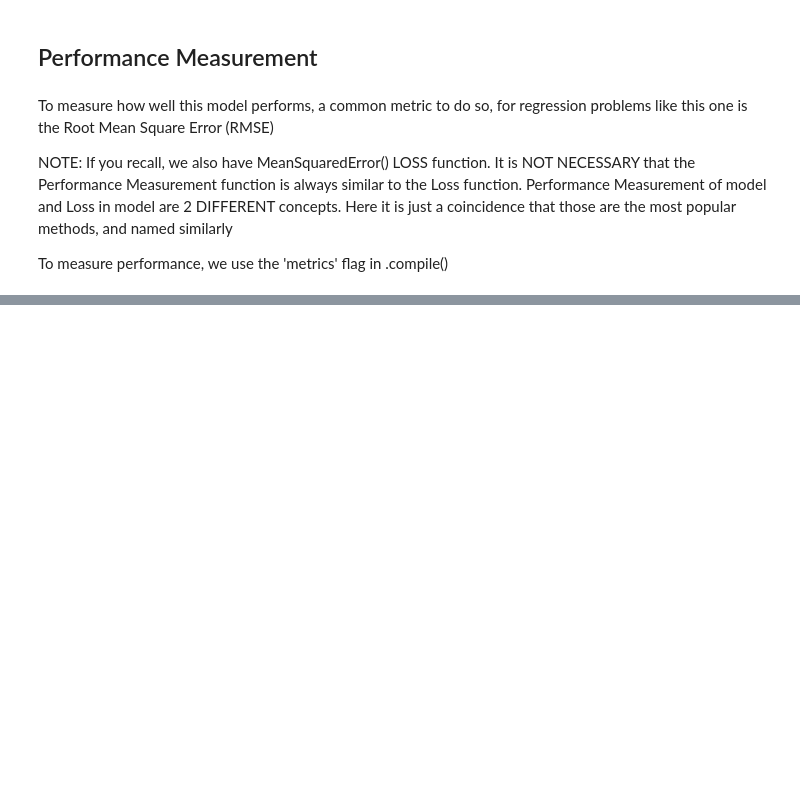
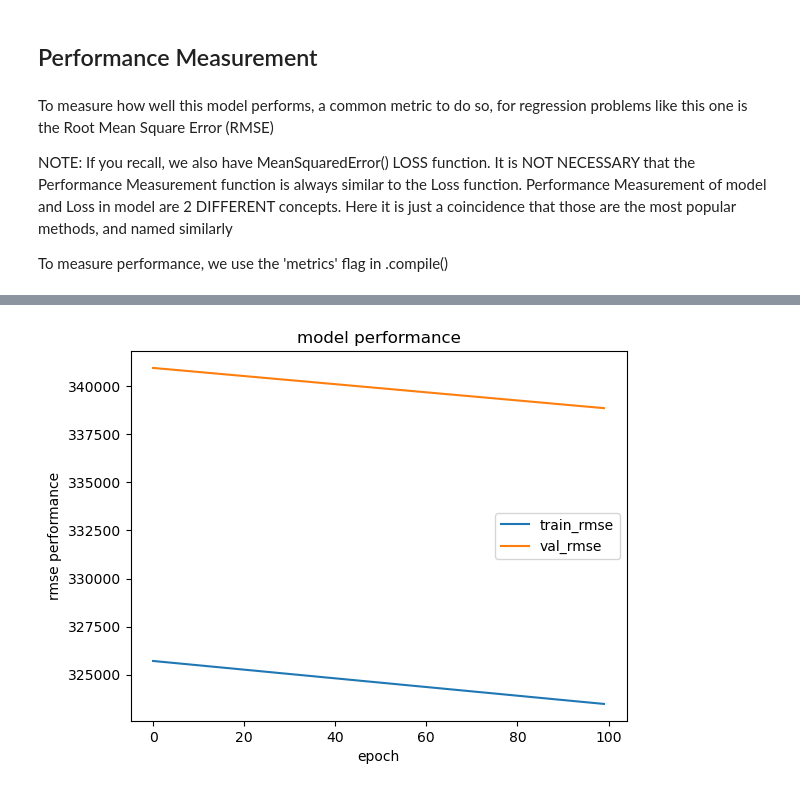
Before and after one commit to hamdaan-shaikh/LearnTF, a Jupyter notebook: 02_Building_Neural_Networks_with_TensorFlow_[Car_Price_Prediction].ipynb, the cells around one changed output, grey strips where cells are left out. Saved outputs shown, nothing was run; the diff lists cells and outputs as text; code cells hidden in the pictures; blank space fills up the shorter version.

```diff
--- a/02_Building_Neural_Networks_with_TensorFlow_[Car_Price_Prediction].ipynb
+++ b/02_Building_Neural_Networks_with_TensorFlow_[Car_Price_Prediction].ipynb
@@ -613,0 +758,10 @@ model.evaluate(X, y)    # Easy way to get minimised Loss and RMSE at that epoch,
+# %%
+plt.plot(history.history['root_mean_squared_error'])
+plt.plot(history.history['val_root_mean_squared_error'])
+plt.title('model performance')
+plt.ylabel('rmse performance')
+plt.xlabel('epoch')
+plt.legend(['train_rmse', 'val_rmse'])
+plt.show()
+# %% [output]
+[figure, added]
```
Also changed, not shown: parts of 46 cells of this notebook, 1 other file.
